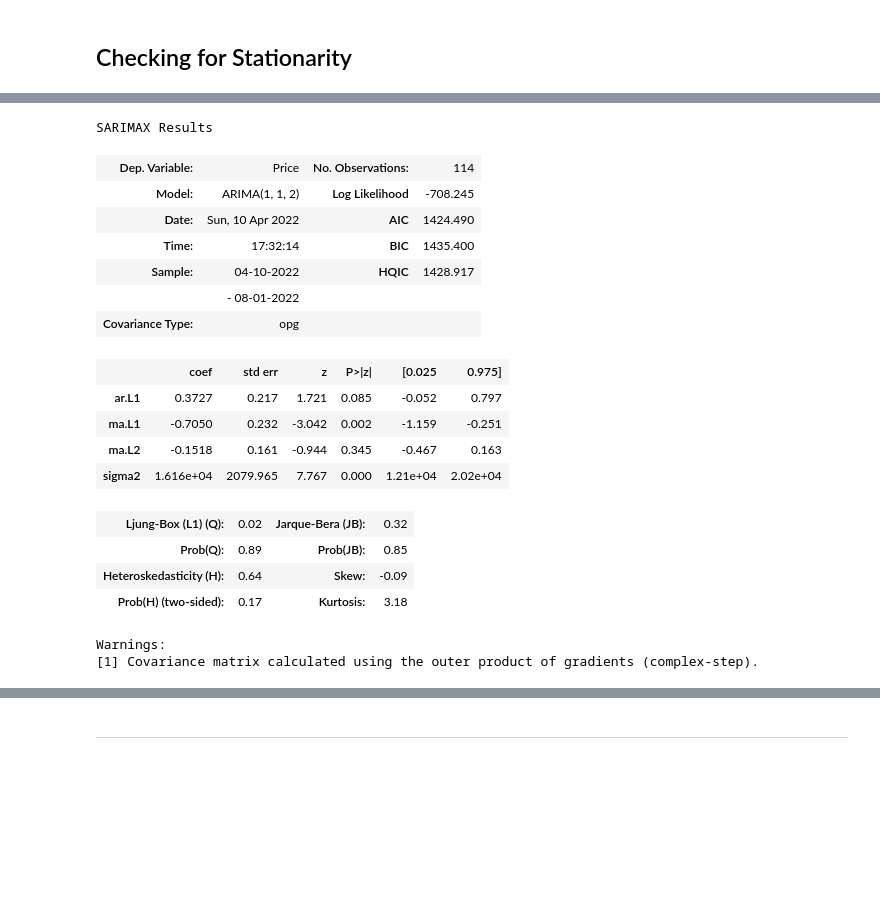
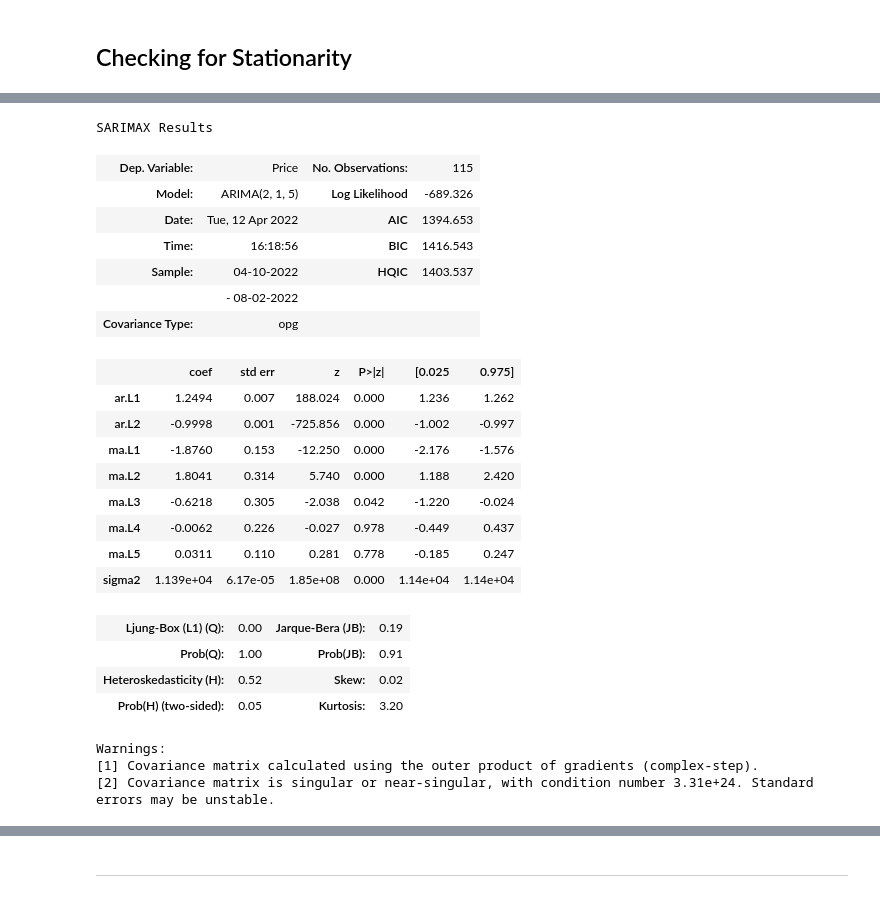
Before and after one commit to cjunhyuk/Kayak_Price_Analysis, a Jupyter notebook: Modeling.ipynb, the cells around one changed output, grey strips where cells are left out. Cells and saved outputs as stored; diff of their text form; code cells hidden in the pictures; blank space fills up the shorter version.

```diff
--- a/Modeling.ipynb
+++ b/Modeling.ipynb
@@ -50,8 +53,13 @@ from imblearn.pipeline import Pipeline as imbpipline
         <li>Return Stops : Feature engineered total_stops</li>
     </ul>
 This was done to reduce dimensionality and resolve any possible redundancies from the feature engineering</p>
+# %%
+zf = zipfile.ZipFile('data/masterdf.zip', mode = 'r')
+df = pd.read_csv(zf.open('masterdf.csv'))
+zf.close()
 # %%
-df = pd.read_csv('data/masterdf.csv')
+# df = pd.read_csv('data/masterdf.csv')
+df['am_pm'] = [time.split(' ')[1] for time in df['Out Time']]
 col_to_drop = ['Out Duration', 'Return Duration', 'timestamp', 'Out Time',
                  'Return Time', 'sort', 'Out Stop Cities', 'Return Stop Cities',
                 'Out Airline', 'Return Airline', 'Out Stops', 'Return Stops']
@@ -564,9 +532,9 @@ model_fit_print(rforest_model2, X, y)
 
 First I create a timeseries with a date time index
 # %%
-tdf2 = df.set_index(pd.to_datetime(df['departure_date']), drop=True)
-tdf2 = tdf2.select_dtypes(exclude="object")
-tdf2 = tdf2['Price'] # Testing iwht just price
+tdf = df.set_index(pd.to_datetime(df['departure_date']), drop=True)
+tdf2 = tdf.select_dtypes(exclude="object")
+tdf2 = tdf2['Price'] # Testing with just price
 tdf2 = tdf2.resample('D').mean()
 tdf2
 # %% [output]
@@ -601,7 +569,7 @@ Name: Price, dtype: float64
 
 ## Train Test Splitting with a cutoff
 # %%
-cutoff = round(ts_daily_diff.shape[0]*0.8)
+cutoff = round(tdf2.shape[0]*0.8)
 
 # Split train and test
 train = tdf2[:cutoff]
@@ -656,26 +644,31 @@ plot_pacf(train, ax=ax, lags=8);
 # %%
-ar_1 = sm.tsa.arima.ARIMA(train, order=(1, 1, 2)).fit()
+ar_1 = sm.tsa.arima.ARIMA(train, order=(2, 1, 5)).fit()
 ar_1.predict(typ='levels')
 ar_1.summary()
 # %% [output]
 SARIMAX Results
-| Dep. Variable: | Price | No. Observations: | 114 |
-| Model: | ARIMA(1, 1, 2) | Log Likelihood | -708.245 |
-| Date: | Sun, 10 Apr 2022 | AIC | 1424.490 |
-| Time: | 17:32:14 | BIC | 1435.400 |
-| Sample: | 04-10-2022 | HQIC | 1428.917 |
-|  | - 08-01-2022 |  |  |
+| Dep. Variable: | Price | No. Observations: | 115 |
+| Model: | ARIMA(2, 1, 5) | Log Likelihood | -689.326 |
+| Date: | Tue, 12 Apr 2022 | AIC | 1394.653 |
+| Time: | 16:18:56 | BIC | 1416.543 |
+| Sample: | 04-10-2022 | HQIC | 1403.537 |
+|  | - 08-02-2022 |  |  |
 | Covariance Type: | opg |  |  |
 |  | coef | std err | z | P>|z| | [0.025 | 0.975] |
-| ar.L1 | 0.3727 | 0.217 | 1.721 | 0.085 | -0.052 | 0.797 |
-| ma.L1 | -0.7050 | 0.232 | -3.042 | 0.002 | -1.159 | -0.251 |
-| ma.L2 | -0.1518 | 0.161 | -0.944 | 0.345 | -0.467 | 0.163 |
-| sigma2 | 1.616e+04 | 2079.965 | 7.767 | 0.000 | 1.21e+04 | 2.02e+04 |
+| ar.L1 | 1.2494 | 0.007 | 188.024 | 0.000 | 1.236 | 1.262 |
+| ar.L2 | -0.9998 | 0.001 | -725.856 | 0.000 | -1.002 | -0.997 |
+| ma.L1 | -1.8760 | 0.153 | -12.250 | 0.000 | -2.176 | -1.576 |
+| ma.L2 | 1.8041 | 0.314 | 5.740 | 0.000 | 1.188 | 2.420 |
+| ma.L3 | -0.6218 | 0.305 | -2.038 | 0.042 | -1.220 | -0.024 |
+| ma.L4 | -0.0062 | 0.226 | -0.027 | 0.978 | -0.449 | 0.437 |
+| ma.L5 | 0.0311 | 0.110 | 0.281 | 0.778 | -0.185 | 0.247 |
+| sigma2 | 1.139e+04 | 6.17e-05 | 1.85e+08 | 0.000 | 1.14e+04 | 1.14e+04 |
-| Ljung-Box (L1) (Q): | 0.02 | Jarque-Bera (JB): | 0.32 |
-| Prob(Q): | 0.89 | Prob(JB): | 0.85 |
-| Heteroskedasticity (H): | 0.64 | Skew: | -0.09 |
-| Prob(H) (two-sided): | 0.17 | Kurtosis: | 3.18 |
+| Ljung-Box (L1) (Q): | 0.00 | Jarque-Bera (JB): | 0.19 |
+| Prob(Q): | 1.00 | Prob(JB): | 0.91 |
+| Heteroskedasticity (H): | 0.52 | Skew: | 0.02 |
+| Prob(H) (two-sided): | 0.05 | Kurtosis: | 3.20 |
 Warnings:
 [1] Covariance matrix calculated using the outer product of gradients (complex-step).
+[2] Covariance matrix is singular or near-singular, with condition number 3.31e+24. Standard errors may be unstable.
 # %%
 y_hat_ar1 = ar_1.predict(typ='levels')
```
Also changed, not shown: parts of 53 cells of this notebook.
